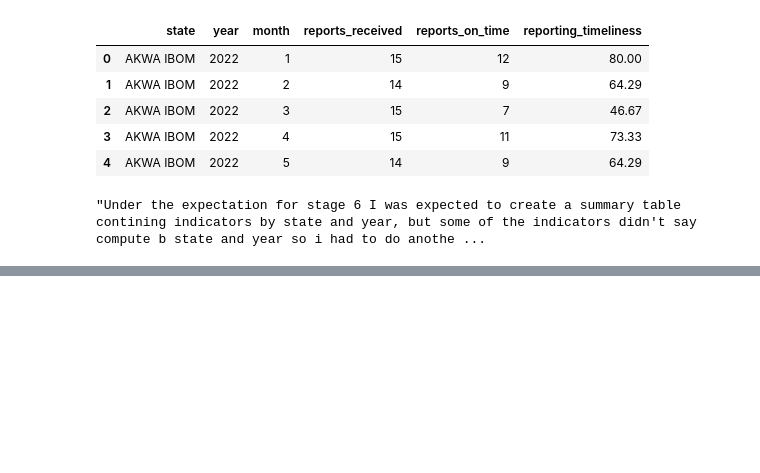
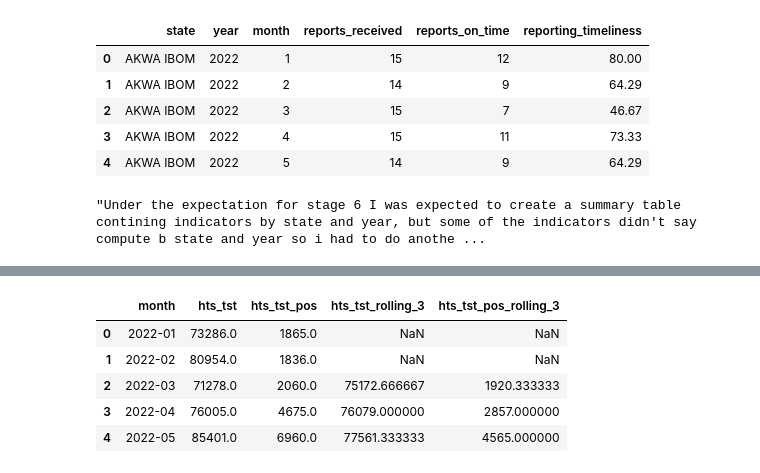
Before and after one commit to AlozieCollins/Intern-dataset-work, a Jupyter notebook: work.ipynb, the cells around one changed output, grey strips where cells are left out. Saved outputs shown, nothing was run; the diff lists cells and outputs as text; code cells hidden in the pictures; blank space fills up the shorter version.

```diff
--- a/work.ipynb
+++ b/work.ipynb
@@ -1575,0 +1578,12 @@ monthly_national = (
+# %%
+monthly_national["hts_tst_pos_rolling_3"] = (
+    monthly_national["hts_tst_pos"].rolling(3).mean()
+)
+monthly_national.head()
+# %% [output]
+|  | month | hts_tst | hts_tst_pos | hts_tst_rolling_3 | hts_tst_pos_rolling_3 |
+| 0 | 2022-01 | 73286.0 | 1865.0 | NaN | NaN |
+| 1 | 2022-02 | 80954.0 | 1836.0 | NaN | NaN |
+| 2 | 2022-03 | 71278.0 | 2060.0 | 75172.666667 | 1920.333333 |
+| 3 | 2022-04 | 76005.0 | 4675.0 | 76079.000000 | 2857.000000 |
+| 4 | 2022-05 | 85401.0 | 6960.0 | 77561.333333 | 4565.000000 |
```
Also changed, not shown: parts of 4 cells of this notebook.
